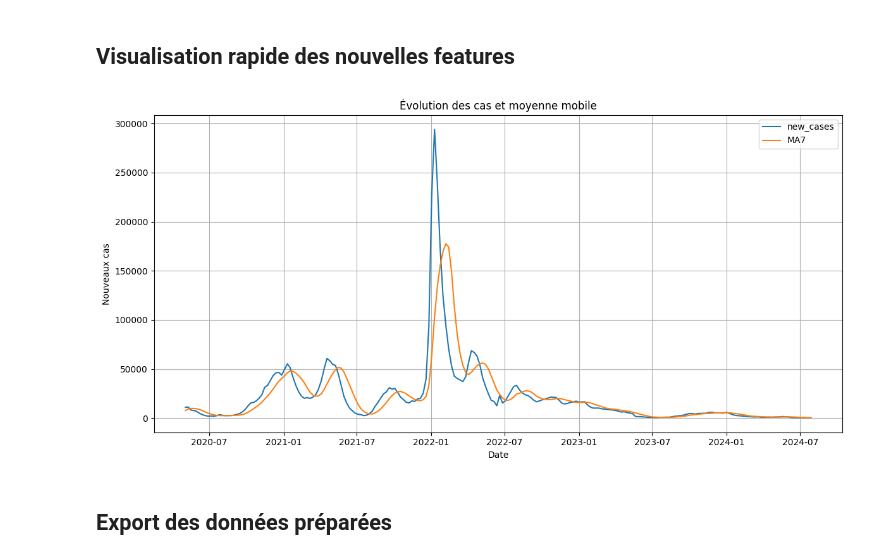
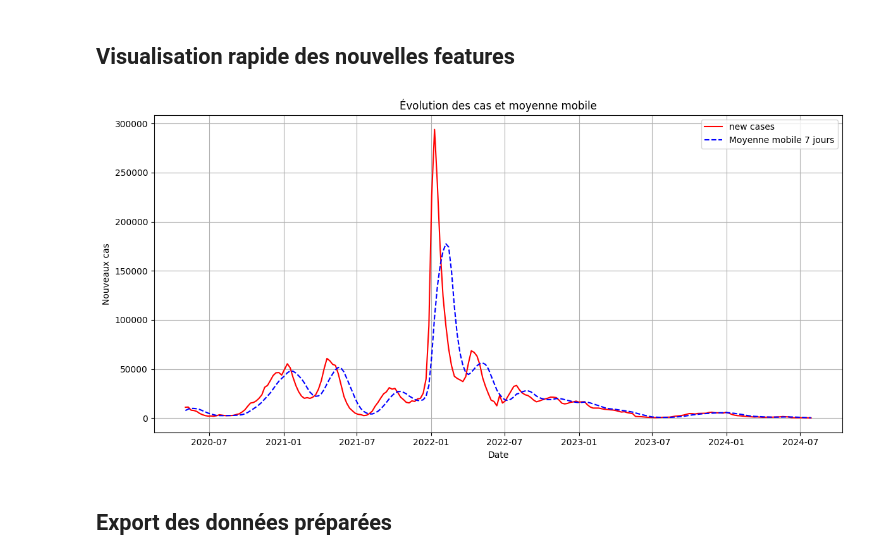
Before and after one commit to DJOUMESSI2004/mspr2, a Jupyter notebook: ml/notebook/exploration_canada.ipynb, the cells around one changed output. Cells and saved outputs as stored; diff of their text form; code cells hidden in the pictures.

```diff
--- a/ml/notebook/exploration.ipynb
+++ b/ml/notebook/exploration_canada.ipynb
@@ -146,0 +198,12 @@ plot_country_cases(df, "Canada")
+# %%
+df = pd.read_csv("../dataset/test_data_canada_data.csv", parse_dates=["date"])
+
+# Séparation des variables
+features = [
+    "total_cases", "population", "reproduction_rate", "stringency_index",
+    "total_vaccinations", "people_vaccinated", "icu_patients", "hosp_patients"
+]
+target = "new_cases"
+
+X = df[features]
+y = df[target]
@@ -188,20 +350,20 @@ target = "new_cases"
 ## Visualisation rapide des nouvelles features
 # %%
 # Nettoyage au cas où certaines colonnes contiennent des NaN
-df_model = df_fr[["date", "country"] + features + [target]].dropna()
+df_model = df_fr[["date", "country"] + features + [target]].dropna() # bien qu'elle soit déjà nettoyée, on s'assure qu'il n'y a pas de NaN dans les colonnes utilisées pour le modèle
 
 plt.figure(figsize=(12,6))
-plt.plot(df_model["date"], df_model["new_cases"], label="new_cases")
-plt.plot(df_model["date"], df_model["new_cases_ma7"], label="MA7")
+plt.plot(df_model["date"], df_model["new_cases"], label="new cases" , color='red')
+plt.plot(df_model["date"], df_model["new_cases_ma7"], label="Moyenne mobile 7 jours", color='blue', linestyle='--')
 plt.title("Évolution des cas et moyenne mobile")
 plt.xlabel("Date")
 plt.ylabel("Nouveaux cas")
 plt.legend()
 plt.grid()
 plt.tight_layout()
 plt.show()
 # %% [output]
-[figure, old version]
+[figure, new version]
 # %% [markdown]
 ## Export des données préparées
 # %%
```
Also changed, not shown: parts of 33 cells of this notebook, 1 other file.
